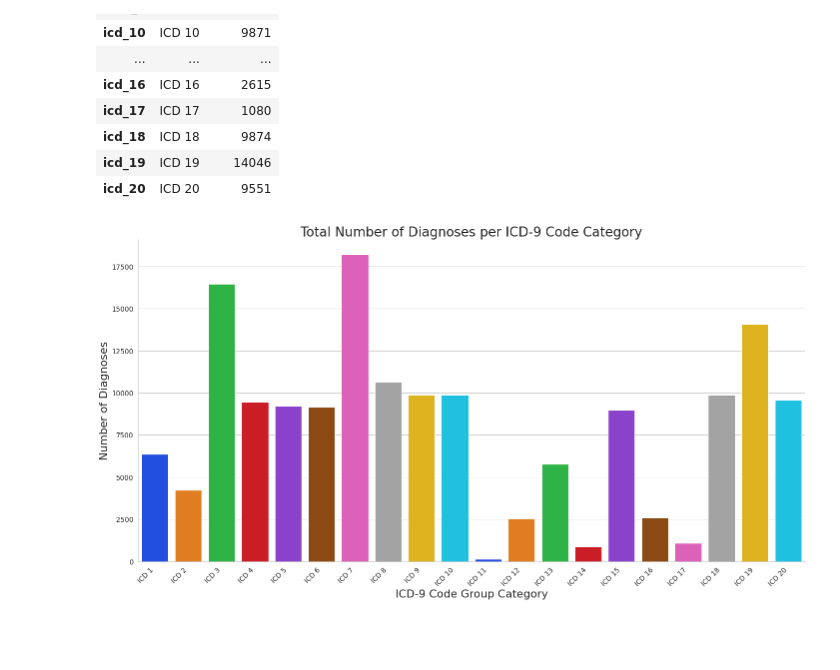
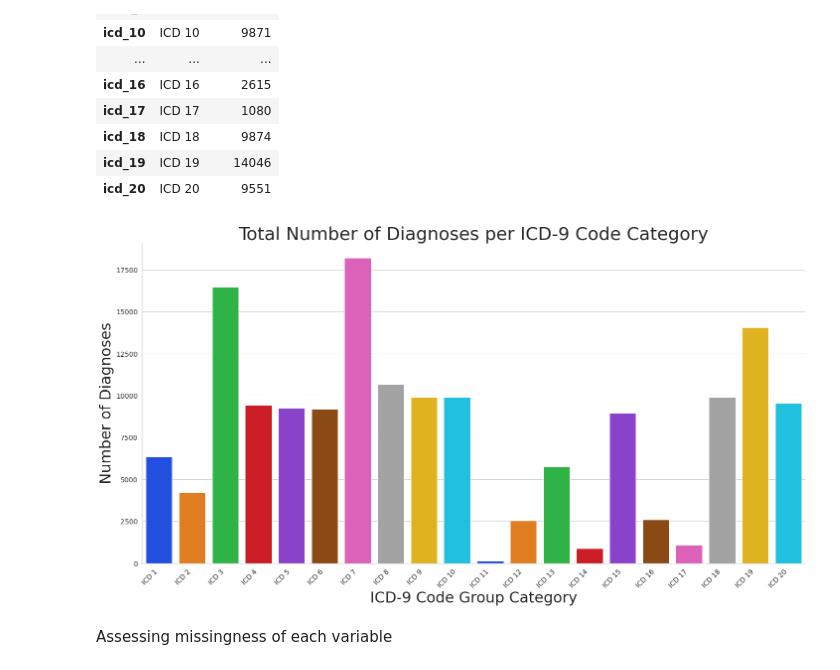
Before and after one commit to suvdzul/Reproduce-RNN-paper, a Jupyter notebook: analyze/Primary_Analysis.ipynb, the cells around one changed output. Saved outputs shown, nothing was run; the diff lists cells and outputs as text; code cells hidden in the pictures; blank space fills up the shorter version.

```diff
--- a/analyze/Primary_Analysis.ipynb
+++ b/analyze/Primary_Analysis.ipynb
@@ -174,12 +174,18 @@ display(icd_per_group)
 | icd_20 | ICD 20 | 9551 |
 # %%
 # Total number of diagnoses each ICD-9 code category
+import seaborn as sns
+import matplotlib.pyplot as plt
+%matplotlib inline
+
 sns.set(style="whitegrid", font_scale=1.25)
 sns.catplot(data=icd_per_group, kind="bar", x="ICD", y="icd_total",palette="bright", height=10, aspect=2)
 plt.xticks(rotation=45, ha="right")
-plt.xlabel("ICD-9 Code Group Category", fontsize=22)
-plt.ylabel("Number of Diagnoses", fontsize=22)
-plt.title("Total Number of Diagnoses per ICD-9 Code Category", fontsize=26)
-plt.show(sns)
+plt.xlabel("ICD-9 Code Group Category", fontsize=30)
+plt.ylabel("Number of Diagnoses", fontsize=30)
+plt.title("Total Number of Diagnoses per ICD-9 Code Category", fontsize=36)
+plt.show()
 # %% [output]
-[figure, old version]
+[figure, new version]
+# %% [markdown]
+Assessing missingness of each variable
```
Also changed, not shown: parts of 37 cells of this notebook.
